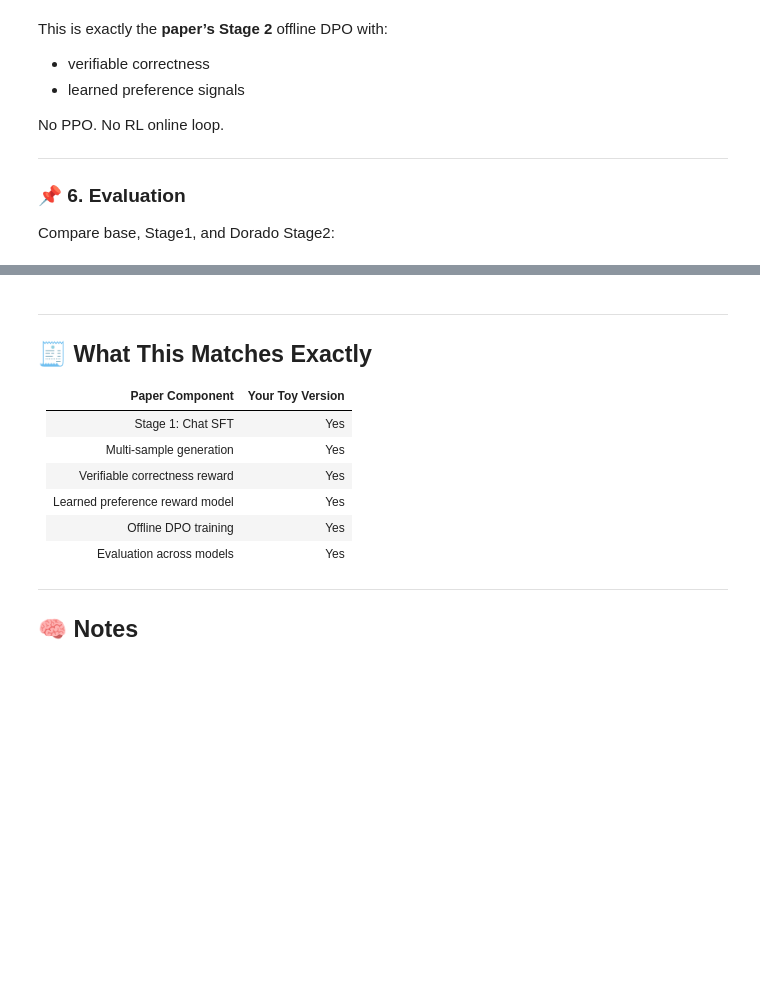
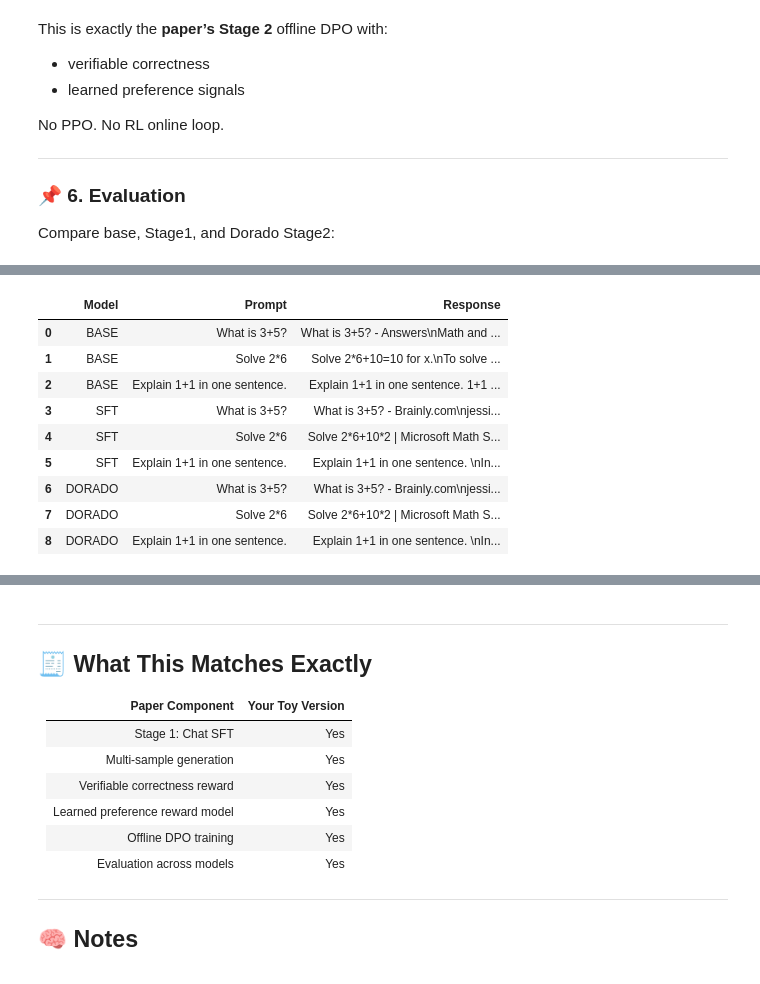
Before and after one commit to Vedant2100/llmpt, a Jupyter notebook: dorado_toy.ipynb, the cells around one changed output, grey strips where cells are left out. Saved outputs shown, nothing was run; the diff lists cells and outputs as text; code cells hidden in the pictures; blank space fills up the shorter version.

```diff
--- a/dorado_toy.ipynb
+++ b/dorado_toy.ipynb
@@ -253,0 +391,50 @@ run_eval("dorado_final")
+# %%
+import pandas as pd
+from transformers import AutoModelForCausalLM, AutoTokenizer
+from peft import PeftModel
+from tqdm.auto import tqdm
+import torch
+
+def collect_eval_results(model_dir, model_name):
+    results = []
+
+    if model_name == "DORADO": # Dorado model is an adapter built on SFT_OUT
+        # Load the base model (SFT_OUT) and then attach the Dorado adapter
+        model = AutoModelForCausalLM.from_pretrained(SFT_OUT, torch_dtype="auto", device_map="auto")
+        model = PeftModel.from_pretrained(model, model_dir)
+        tok = AutoTokenizer.from_pretrained(model_dir) # Tokenizer should be saved with the adapter or base model
+    else: # BASE and SFT are full models
+        model = AutoModelForCausalLM.from_pretrained(model_dir, torch_dtype="auto", device_map="auto")
+        tok = AutoTokenizer.from_pretrained(model_dir)
+
+    # Ensure pad_token is set for consistent generation
+    if tok.pad_token is None:
+        tok.pad_token = tok.eos_token
+    if model.config.pad_token_id is None:
+        model.config.pad_token_id = tok.pad_token_id
+
+    for p in tqdm(PROMPTS, desc=f"Eval {model_name}"):
+        inputs = tok(p, return_tensors="pt").to(model.device)
+        # Using pad_token_id during generation to avoid warnings and ensure consistent behavior
+        out = model.generate(**inputs, max_new_tokens=30, pad_token_id=tok.pad_token_id)
+        response = tok.decode(out[0], skip_special_tokens=True)
+        results.append({'Model': model_name, 'Prompt': p, 'Response': response})
+    return results
+
+all_results = []
+
+# Collect results for BASE model
+print("Collecting BASE model results...")
+all_results.extend(collect_eval_results(BASE, "BASE"))
+
+# Collect results for SFT model
+print("Collecting SFT model results...")
+all_results.extend(collect_eval_results(SFT_OUT, "SFT"))
+
+# Collect results for DORADO model
+print("Collecting DORADO model results...")
+all_results.extend(collect_eval_results("dorado_final", "DORADO"))
+
+df = pd.DataFrame(all_results)
+display(df)
+# %% [output]
@@ -253,0 +444,10 @@ run_eval("dorado_final")
+|  | Model | Prompt | Response |
+| 0 | BASE | What is 3+5? | What is 3+5? - Answers\nMath and ... |
+| 1 | BASE | Solve 2*6 | Solve 2*6+10=10 for x.\nTo solve ... |
+| 2 | BASE | Explain 1+1 in one sentence. | Explain 1+1 in one sentence. 1+1 ... |
+| 3 | SFT | What is 3+5? | What is 3+5? - Brainly.com\njessi... |
+| 4 | SFT | Solve 2*6 | Solve 2*6+10*2 | Microsoft Math S... |
+| 5 | SFT | Explain 1+1 in one sentence. | Explain 1+1 in one sentence. \nIn... |
+| 6 | DORADO | What is 3+5? | What is 3+5? - Brainly.com\njessi... |
+| 7 | DORADO | Solve 2*6 | Solve 2*6+10*2 | Microsoft Math S... |
+| 8 | DORADO | Explain 1+1 in one sentence. | Explain 1+1 in one sentence. \nIn... |
```
Also changed, not shown: parts of 9 cells of this notebook.
